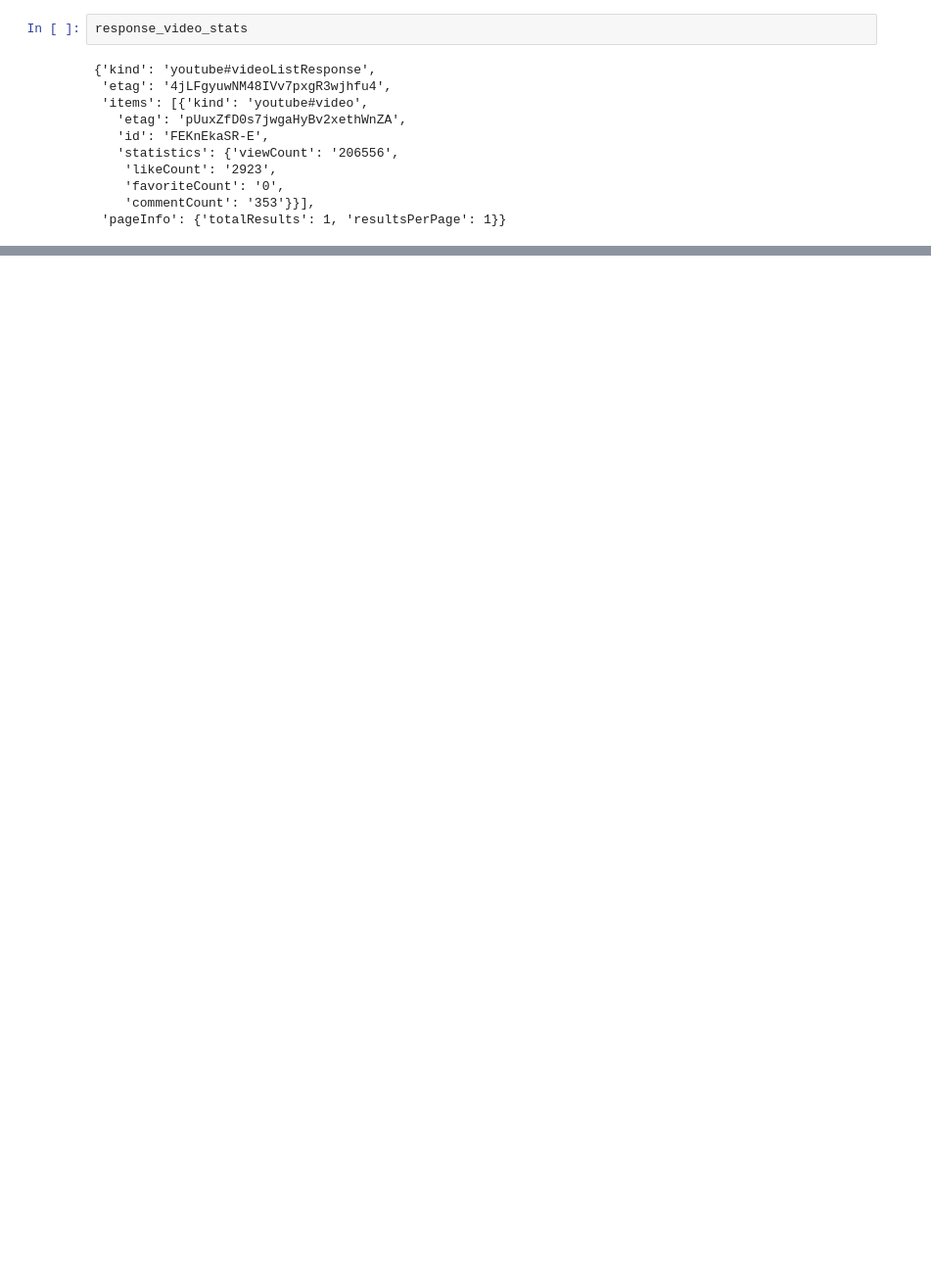
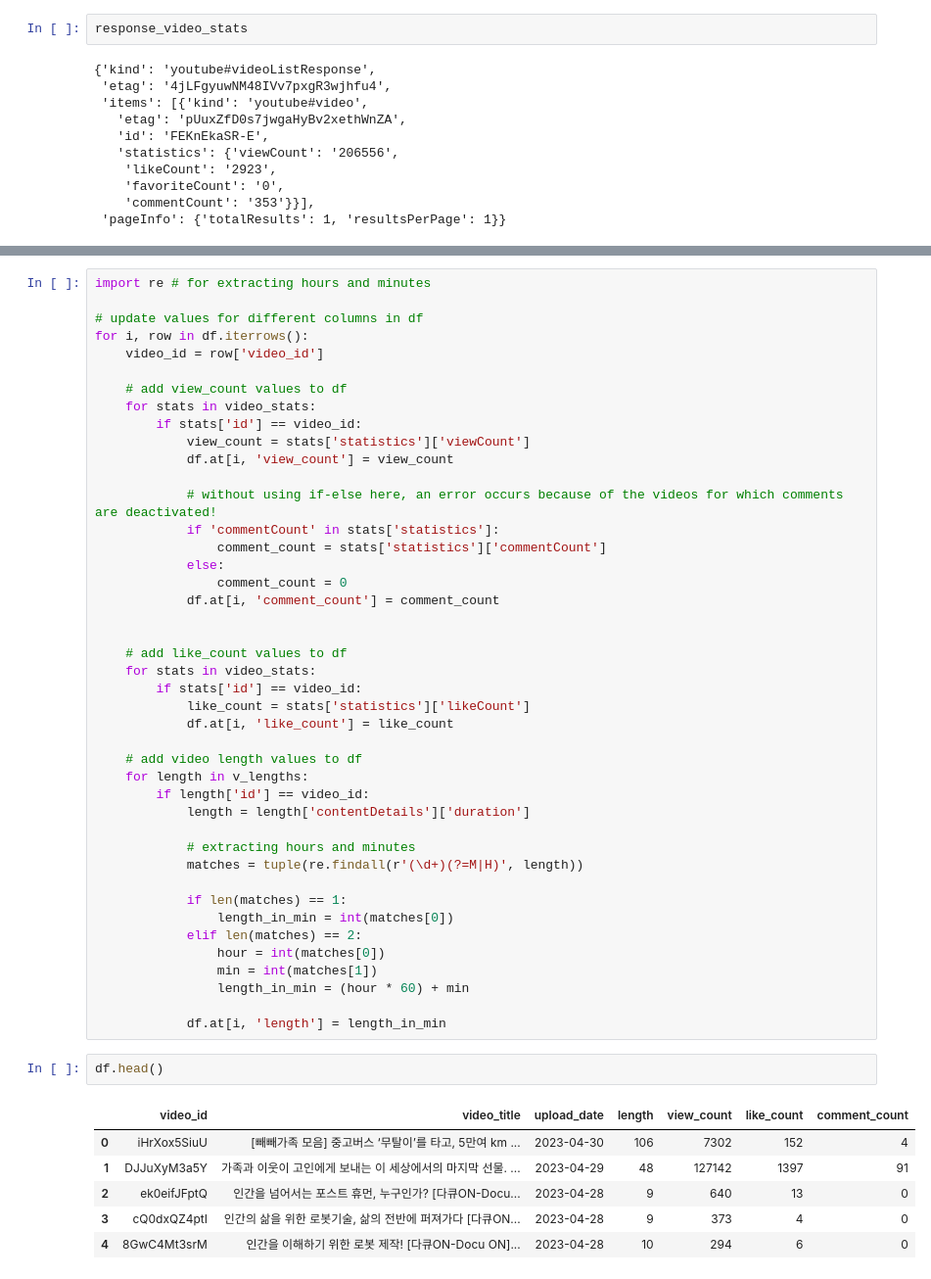
Before and after one commit to limcatcat/practice, a Jupyter notebook: youtube_api.ipynb, the cells around one changed output, grey strips where cells are left out. Shown at 98% size. Drawn from its saved outputs; the diff is of its cells as text; blank space fills up the shorter version.

```diff
--- a/youtube_api.ipynb
+++ b/youtube_api.ipynb
@@ -183,3 +192,55 @@ video_stats
    'likeCount': '2923',
    'favoriteCount': '0',
    'commentCount': '353'}}]
+# %%
+import re # for extracting hours and minutes
+
+# update values for different columns in df
+for i, row in df.iterrows():
+    video_id = row['video_id']
+
+    # add view_count values to df
+    for stats in video_stats:
+        if stats['id'] == video_id:
+            view_count = stats['statistics']['viewCount']
+            df.at[i, 'view_count'] = view_count
+
+            # without using if-else here, an error occurs because of the videos for which comments are deactivated!
+            if 'commentCount' in stats['statistics']:
+                comment_count = stats['statistics']['commentCount']
+            else:
+                comment_count = 0
+            df.at[i, 'comment_count'] = comment_count
+
+
+    # add like_count values to df
+    for stats in video_stats:
+        if stats['id'] == video_id:
+            like_count = stats['statistics']['likeCount']
+            df.at[i, 'like_count'] = like_count
+
+    # add video length values to df
+    for length in v_lengths:
+        if length['id'] == video_id:
+            length = length['contentDetails']['duration']
+
+            # extracting hours and minutes
+            matches = tuple(re.findall(r'(\d+)(?=M|H)', length))
+
+            if len(matches) == 1:
+                length_in_min = int(matches[0])
+            elif len(matches) == 2:
+                hour = int(matches[0])
+                min = int(matches[1])
+                length_in_min = (hour * 60) + min
+
+            df.at[i, 'length'] = length_in_min
+# %%
+df.head()
+# %% [output]
+|  | video_id | video_title | upload_date | length | view_count | like_count | comment_count |
+| 0 | iHrXox5SiuU | [빼빼가족 모음] 중고버스 ‘무탈이’를 타고, 5만여 km ... | 2023-04-30 | 106 | 7302 | 152 | 4 |
+| 1 | DJJuXyM3a5Y | 가족과 이웃이 고인에게 보내는 이 세상에서의 마지막 선물. ... | 2023-04-29 | 48 | 127142 | 1397 | 91 |
+| 2 | ek0eifJFptQ | 인간을 넘어서는 포스트 휴먼, 누구인가? [다큐ON-Docu... | 2023-04-28 | 9 | 640 | 13 | 0 |
+| 3 | cQ0dxQZ4ptI | 인간의 삶을 위한 로봇기술, 삶의 전반에 퍼져가다 [다큐ON... | 2023-04-28 | 9 | 373 | 4 | 0 |
+| 4 | 8GwC4Mt3srM | 인간을 이해하기 위한 로봇 제작! [다큐ON-Docu ON]... | 2023-04-28 | 10 | 294 | 6 | 0 |
```
Also changed, not shown: parts of 5 cells of this notebook, 2 other files.
